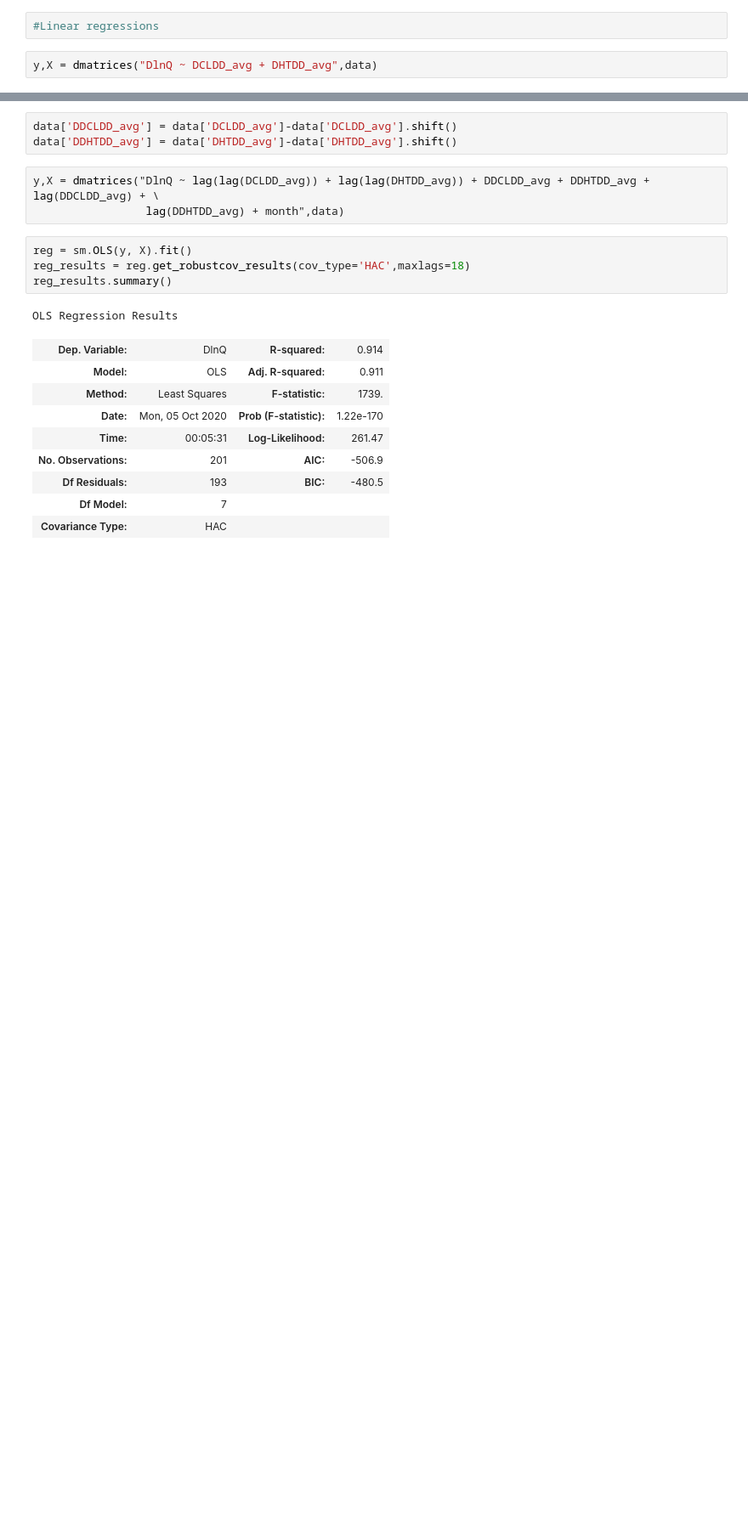
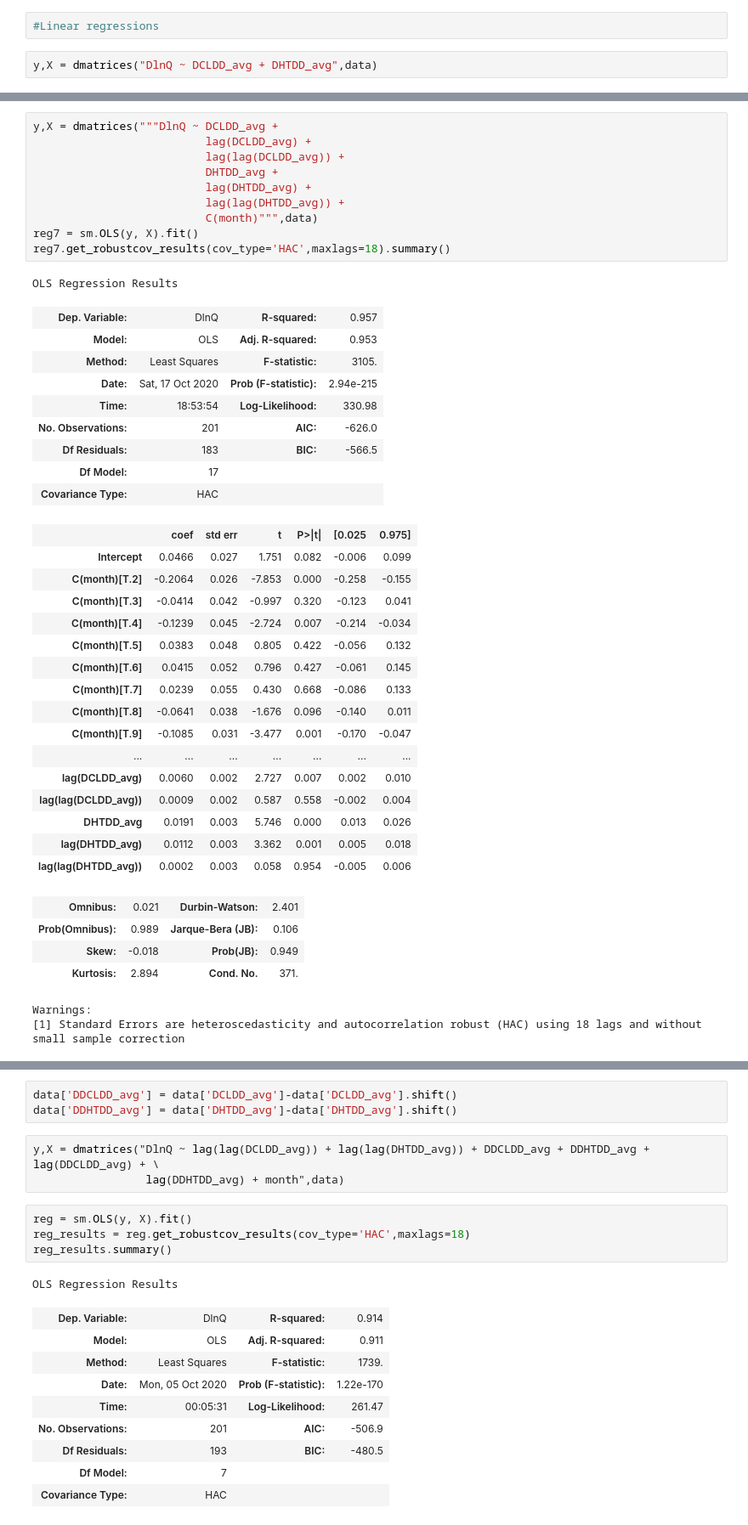
Before and after one commit to zholler/da_case_studies, a Jupyter notebook: ch12-electrictiy-temperature/ch12-arizona-electricity.ipynb, the cells around one changed output, grey strips where cells are left out. Shown: that part at 85% size. Drawn from its saved outputs; the diff is of its cells as text; blank space fills up the shorter version.

```diff
--- a/ch12-electrictiy-temperature/ch12-arizona-electricity.ipynb
+++ b/ch12-electrictiy-temperature/ch12-arizona-electricity.ipynb
@@ -291,0 +397,43 @@ y,X = dmatrices("DlnQ ~ DCLDD_avg + DHTDD_avg + month",data)
+# %%
+y,X = dmatrices("""DlnQ ~ DCLDD_avg +
+                          lag(DCLDD_avg) +
+                          lag(lag(DCLDD_avg)) +
+                          DHTDD_avg +
+                          lag(DHTDD_avg) +
+                          lag(lag(DHTDD_avg)) +
+                          C(month)""",data)
+reg7 = sm.OLS(y, X).fit()
+reg7.get_robustcov_results(cov_type='HAC',maxlags=18).summary()
+# %% [output]
+OLS Regression Results
+| Dep. Variable: | DlnQ | R-squared: | 0.957 |
+| Model: | OLS | Adj. R-squared: | 0.953 |
+| Method: | Least Squares | F-statistic: | 3105. |
+| Date: | Sat, 17 Oct 2020 | Prob (F-statistic): | 2.94e-215 |
+| Time: | 18:53:54 | Log-Likelihood: | 330.98 |
+| No. Observations: | 201 | AIC: | -626.0 |
+| Df Residuals: | 183 | BIC: | -566.5 |
+| Df Model: | 17 |  |  |
+| Covariance Type: | HAC |  |  |
+|  | coef | std err | t | P>|t| | [0.025 | 0.975] |
+| Intercept | 0.0466 | 0.027 | 1.751 | 0.082 | -0.006 | 0.099 |
+| C(month)[T.2] | -0.2064 | 0.026 | -7.853 | 0.000 | -0.258 | -0.155 |
+| C(month)[T.3] | -0.0414 | 0.042 | -0.997 | 0.320 | -0.123 | 0.041 |
+| C(month)[T.4] | -0.1239 | 0.045 | -2.724 | 0.007 | -0.214 | -0.034 |
+| C(month)[T.5] | 0.0383 | 0.048 | 0.805 | 0.422 | -0.056 | 0.132 |
+| C(month)[T.6] | 0.0415 | 0.052 | 0.796 | 0.427 | -0.061 | 0.145 |
+| C(month)[T.7] | 0.0239 | 0.055 | 0.430 | 0.668 | -0.086 | 0.133 |
+| C(month)[T.8] | -0.0641 | 0.038 | -1.676 | 0.096 | -0.140 | 0.011 |
+| C(month)[T.9] | -0.1085 | 0.031 | -3.477 | 0.001 | -0.170 | -0.047 |
+| ... | ... | ... | ... | ... | ... | ... |
+| lag(DCLDD_avg) | 0.0060 | 0.002 | 2.727 | 0.007 | 0.002 | 0.010 |
+| lag(lag(DCLDD_avg)) | 0.0009 | 0.002 | 0.587 | 0.558 | -0.002 | 0.004 |
+| DHTDD_avg | 0.0191 | 0.003 | 5.746 | 0.000 | 0.013 | 0.026 |
+| lag(DHTDD_avg) | 0.0112 | 0.003 | 3.362 | 0.001 | 0.005 | 0.018 |
+| lag(lag(DHTDD_avg)) | 0.0002 | 0.003 | 0.058 | 0.954 | -0.005 | 0.006 |
+| Omnibus: | 0.021 | Durbin-Watson: | 2.401 |
+| Prob(Omnibus): | 0.989 | Jarque-Bera (JB): | 0.106 |
+| Skew: | -0.018 | Prob(JB): | 0.949 |
+| Kurtosis: | 2.894 | Cond. No. | 371. |
+Warnings:
+[1] Standard Errors are heteroscedasticity and autocorrelation robust (HAC) using 18 lags and without small sample correction
```
Also changed, not shown: parts of 22 cells of this notebook.
